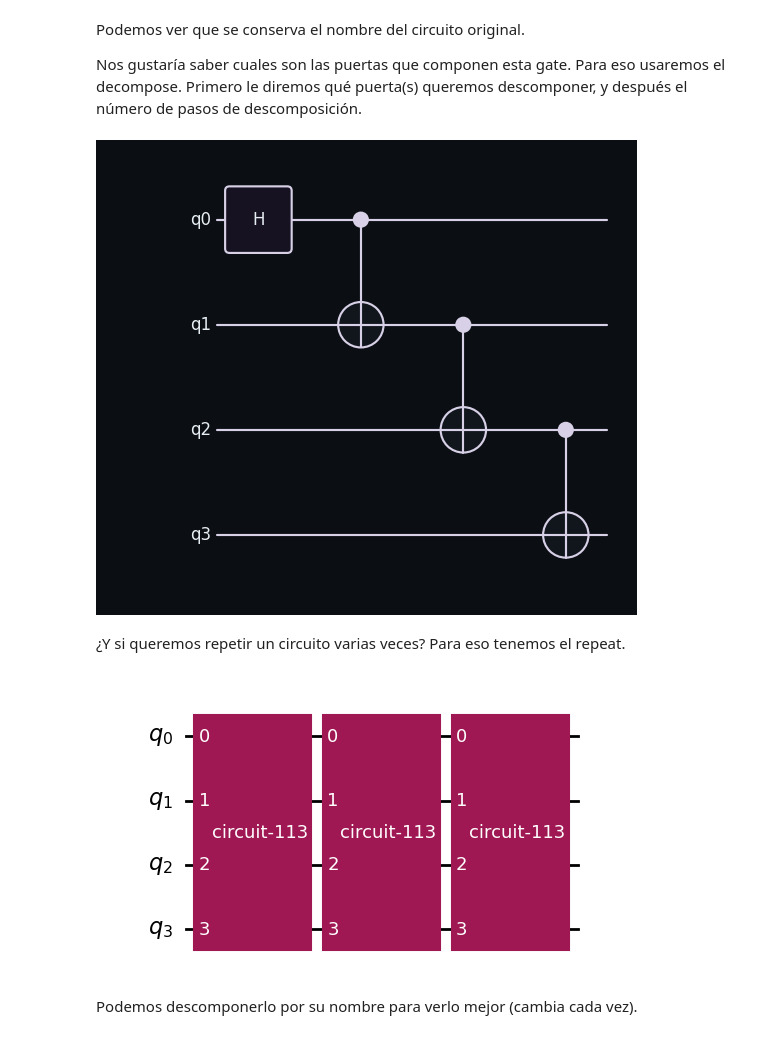
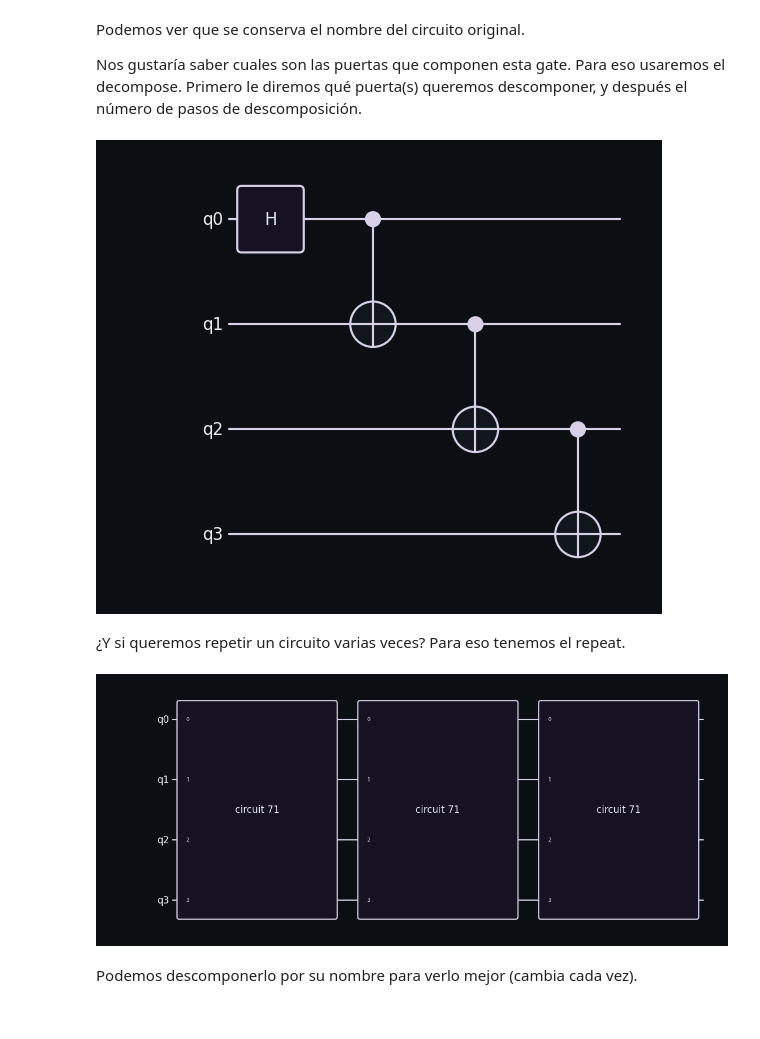
Before and after one commit to DOKOS-TAYOS/Curso_Algoritmos_Cuanticos_Qiskit, a Jupyter notebook: 1_introduction/qiskit_introduction.ipynb, the cells around one changed output. Drawn from its saved outputs; the diff is of its cells as text; code cells hidden in the pictures.

```diff
--- a/1_introduction/qiskit_introduction.ipynb
+++ b/1_introduction/qiskit_introduction.ipynb
@@ -62,10 +62,7 @@ https://arxiv.org/abs/2405.08810
 # %%
 from qiskit import QuantumCircuit
 
-# %matplotlib widget
-from quantum_circuit_drawer import DrawConfig, OutputOptions, draw_quantum_circuit
-from quantum_circuit_drawer import draw_quantum_circuit as _draw_qc
-
-draw_quantum_circuit = lambda x: _draw_qc(x, config=DrawConfig(output=OutputOptions(show=False)))
+%matplotlib widget
+from quantum_circuit_drawer import draw_quantum_circuit
 # %%
 # Creamos el circuito cuántico de 3 qubits
@@ -551,14 +547,15 @@ qc2 = qc1.decompose("Circuit GHZ", reps=1)  # Descompon 'Circuit GHZ' una sola v
 # qc2.draw("mpl")
 draw_quantum_circuit(qc2)
 # %% [output]
-[figure, old version]
+[figure, new version]
 # %% [markdown]
 ¿Y si queremos repetir un circuito varias veces? Para eso tenemos el repeat.
 # %%
 new_qc = qc2.repeat(3)  # Cuantas veces se repite
-new_qc.draw("mpl")
+# new_qc.draw("mpl")
+draw_quantum_circuit(new_qc)
 # %% [output]
-[figure, old version]
+[figure, new version]
 # %% [markdown]
 Podemos descomponerlo por su nombre para verlo mejor (cambia cada vez).
 # %%
```
Also changed, not shown: parts of 18 cells of this notebook, 12 other files.
